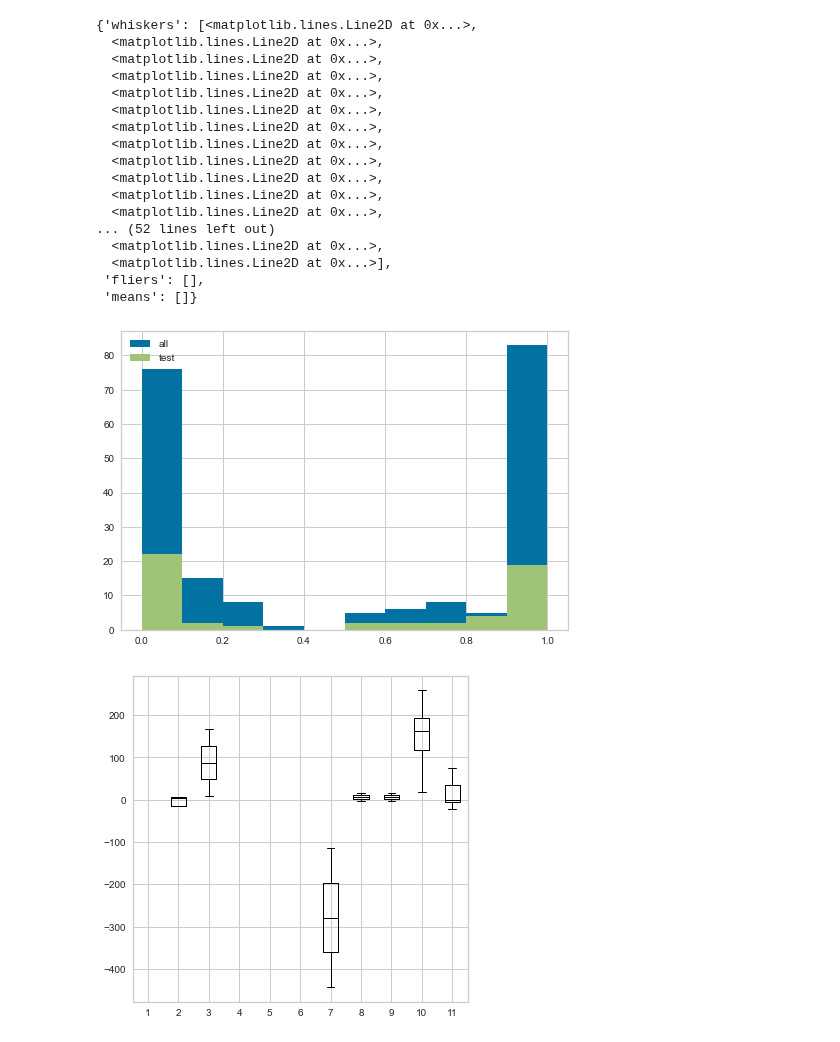
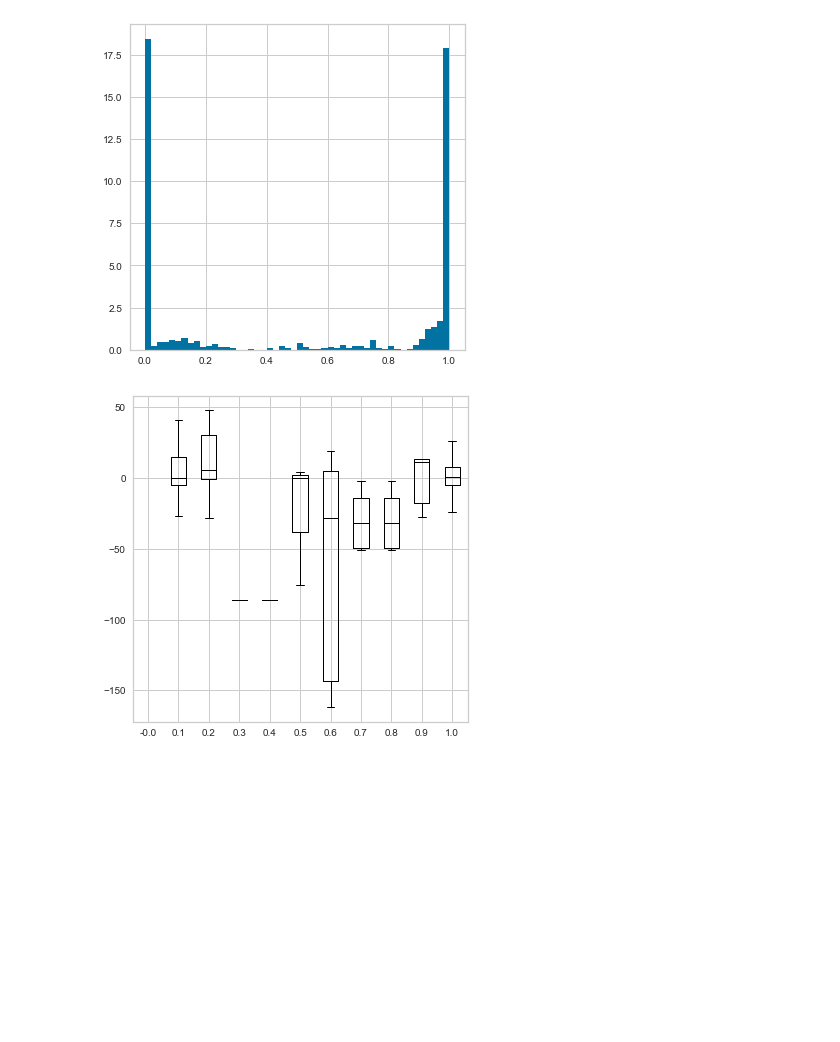
Before and after one commit to thijnalbers/ThesisCode, a Jupyter notebook: Notebook.ipynb, the cells around one changed output. Saved outputs shown, nothing was run; the diff lists cells and outputs as text; code cells hidden in the pictures; blank space fills up the shorter version.

```diff
--- a/Notebook.ipynb
+++ b/Notebook.ipynb
@@ -5,8 +5,8 @@ import pandas as pd
 # df = pd.read_excel('OuterHarbour-Tiel.xlsx')
 # df = pd.read_excel('OuterHarbour-Tiel2.xlsx')
 # df = pd.read_excel('OuterHarbour-Tiel3.xlsx')
-all_files = ['OuterHarbour-Tiel3.xlsx', 'Reims-NorthBergen.xlsx']
-# all_files = ['AU-NL.xlsx',]
+# all_files = ['OuterHarbour-Tiel3.xlsx', 'Reims-NorthBergen.xlsx']
+all_files = ['AU-NL.xlsx',]
 df = pd.concat((pd.read_excel(f) for f in all_files))
 # %%
 # All nodes on the route
@@ -116,7 +116,7 @@ df["departureOrigin"] = pd.to_datetime(df["departureOrigin"])
 df["departureMonthOrigin"] = df["departureOrigin"].apply(lambda x : x.month)
 df["departureDayOrigin"] = df["departureOrigin"].apply(lambda x : x.isoweekday())
 # %%
-df_all_columns = df.copy()
+df_all_columns = df.copy(deep=True)
 df = df.drop(columns=["progress", "departureOrigin", "estimatedDepDate", "created", "readyDate", "estimatedArrDate", "actualDepDate", "prtReqPOL", "prtReqPOD", "ordReqShipDate", "ordaCreateDate", "ordReqDeliveryDate", "latitude" , "longitude", "actualArrDate", "ordExpectedNBOfContainers", "ordGrossWeightKGM", "rowNo", "shipmentID", "originDestination", "locationType", "cityName", "countryName", "ordtType", "ordJFHArrangeLoadingPickup", "ordSeaFreightMainTransportInvolvement", "ordJFHArrangeDelivery"])
 # %%
 from sklearn.preprocessing import OrdinalEncoder
@@ -527,46 +533,28 @@ plt.savefig('output/boxplots.png')
 # %%
 df_progress_X = X.copy()
 df_progress_y = y.copy()
 df_progress_X["progress"] = df_all_columns["progress"]
 x_default_train, _, y_default_train, _ = load_default()
 
 progress = df_progress_X[df_progress_X["progress"].notna()]["progress"].to_numpy()
-plt.hist(progress, bins=10, label='all')
+fig, axes = plt.subplots(figsize=(6,6))
+num_bins = 50
+axes.hist(progress, bins=num_bins, label='Density histogram of progress bins', density=True)
 _, x_p_test, _, y_p_test = train_test_split(df_progress_X, df_progress_y, random_state=0)
 x_p_test = x_p_test[x_p_test.progress.notna()]
 y_p_test = y_p_test[y_p_test.index.isin(x_p_test.index)]
 
-progresses_x_p_test = x_p_test["progress"].to_numpy()
-x_p_test.drop(columns=['progress'], inplace=True)
-plt.hist(progresses_x_p_test, bins=10, label='test')
-plt.legend()
-
 predictions = rf.predict(x_p_test)
 residuals = predictions - y_p_test
-relative_bins, bins = pd.cut(progresses_x_p_test, np.linspace(0, 1, 11), retbins=True)
+relative_bins, bins = pd.cut(progresses_x_p_test, 10, retbins=True)
 combined_vals = np.column_stack((progresses_x_p_test, predictions, residuals, relative_bins))
 fig, axes = plt.subplots(figsize=(6,6))
 binned_series = []
 for bin in bins:
     binned_series.append([v[2] for v in combined_vals if not v[3] is np.nan and bin in v[3]])
-axes.boxplot(binned_series, showfliers=False, medianprops={'color' : 'black'})
+
+_ = axes.boxplot(binned_series, showfliers=False, medianprops={'color' : 'black'}, labels=[round(b, 1) for b in bins])
+fig.savefig('output/progressboxplots.png')
 # %% [output]
-{'whiskers': [<matplotlib.lines.Line2D at 0x...>,
-  <matplotlib.lines.Line2D at 0x...>,
-  <matplotlib.lines.Line2D at 0x...>,
-  <matplotlib.lines.Line2D at 0x...>,
-  <matplotlib.lines.Line2D at 0x...>,
-  <matplotlib.lines.Line2D at 0x...>,
-  <matplotlib.lines.Line2D at 0x...>,
-  <matplotlib.lines.Line2D at 0x...>,
-  <matplotlib.lines.Line2D at 0x...>,
-  <matplotlib.lines.Line2D at 0x...>,
-  <matplotlib.lines.Line2D at 0x...>,
-  <matplotlib.lines.Line2D at 0x...>,
-... (52 lines left out)
-  <matplotlib.lines.Line2D at 0x...>,
-  <matplotlib.lines.Line2D at 0x...>],
- 'fliers': [],
- 'means': []}
-[figure, old version]
+[figure, new version]
-[figure, old version]
+[figure, new version]
```
Also changed, not shown: parts of 9 cells of this notebook.
